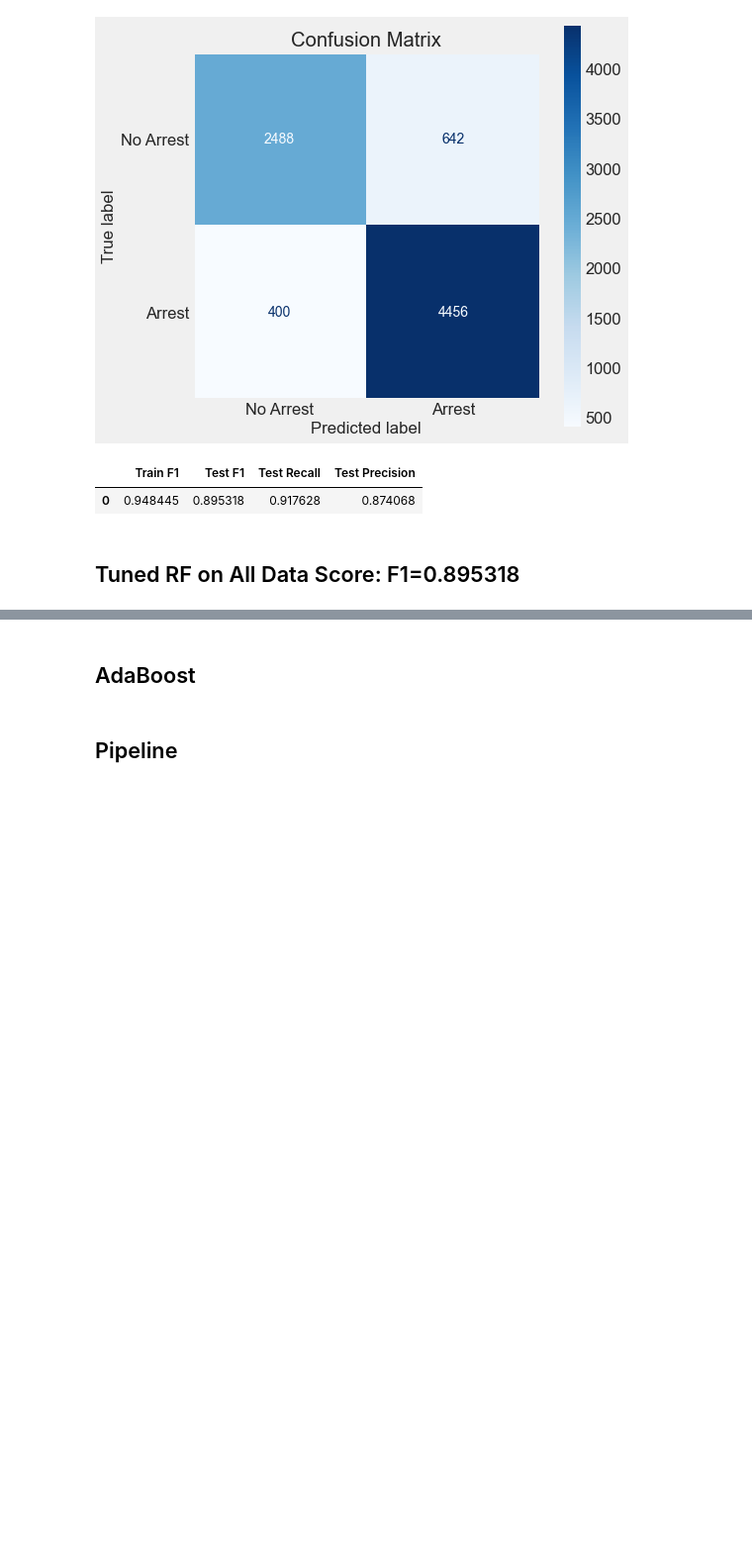
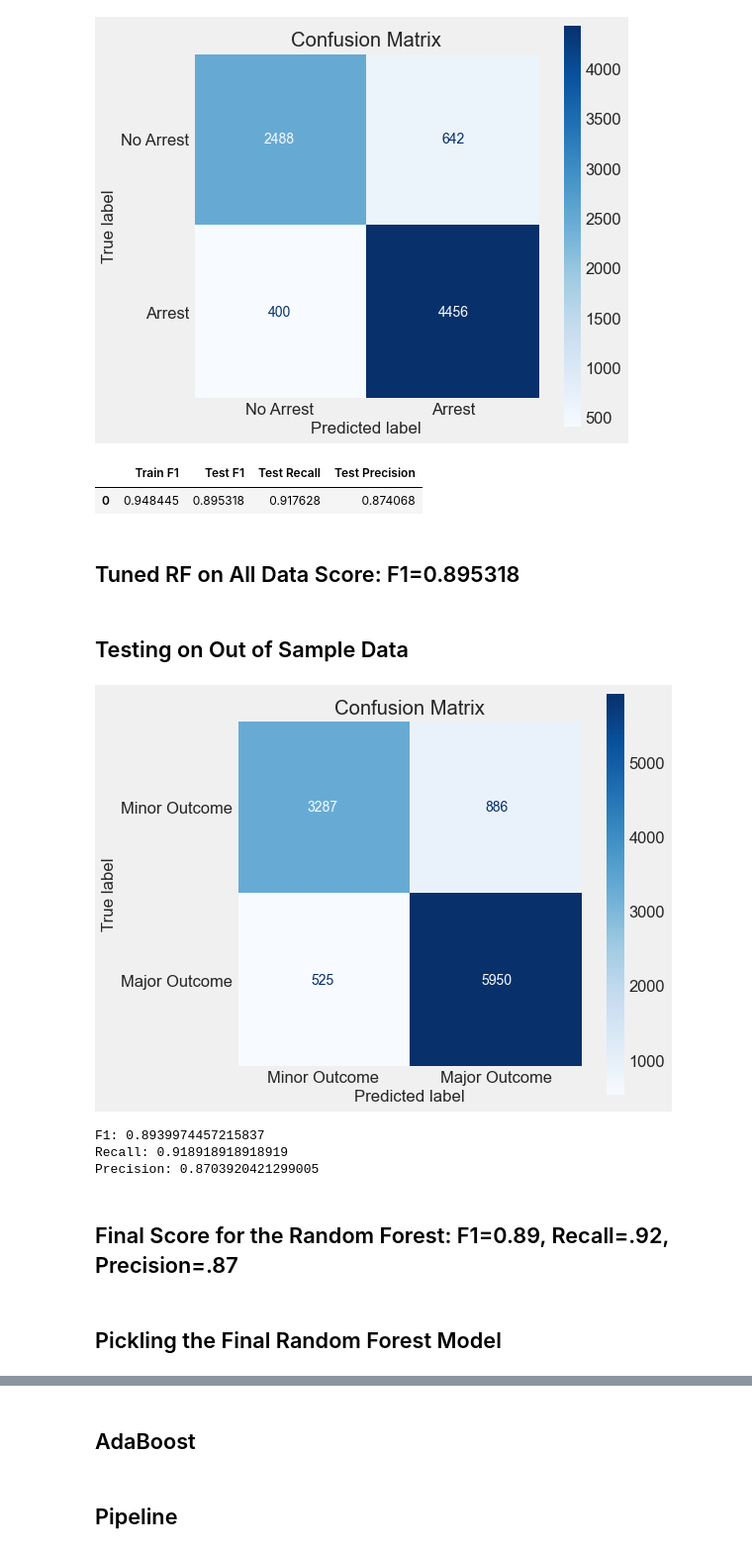
Before and after one commit to jeffreyhwatson/terry_stops_project, a Jupyter notebook: notebooks/exploratory/remixed_engineered.ipynb, the cells around one changed output, grey strips where cells are left out. Shown at 99% size. Drawn from its saved outputs; the diff is of its cells as text; code cells hidden in the pictures; blank space fills up the shorter version.

```diff
--- a/notebooks/exploratory/remixed_engineered.ipynb
+++ b/notebooks/exploratory/remixed_engineered.ipynb
@@ -2998,3 +2906,21 @@ f.subsplit_test( X_train, y_train, rfall_pipeline)
 | 0 | 0.948445 | 0.895318 | 0.917628 | 0.874068 |
 # %% [markdown]
 ## Tuned RF on All Data Score: F1=0.895318
+# %% [markdown]
+## Testing on Out of Sample Data
+# %%
+f.confusion(rfall_pipeline, X_test, y_test)
+# %% [output]
+[figure, added]
+# %%
+print(f'F1: {f1_score(y_test, rfall_pipeline.predict(X_test))}')
+print(f'Recall: {recall_score(y_test, rfall_pipeline.predict(X_test))}')
+print(f'Precision: {precision_score(y_test, rfall_pipeline.predict(X_test))}')
+# %% [output]
+F1: 0.8939974457215837
+Recall: 0.918918918918919
+Precision: 0.8703920421299005
+# %% [markdown]
+## Final Score for the Random Forest: F1=0.89, Recall=.92, Precision=.87
+# %% [markdown]
+## Pickling the Final Random Forest Model
```
Also changed, not shown: parts of 112 cells of this notebook, 9 other files.
